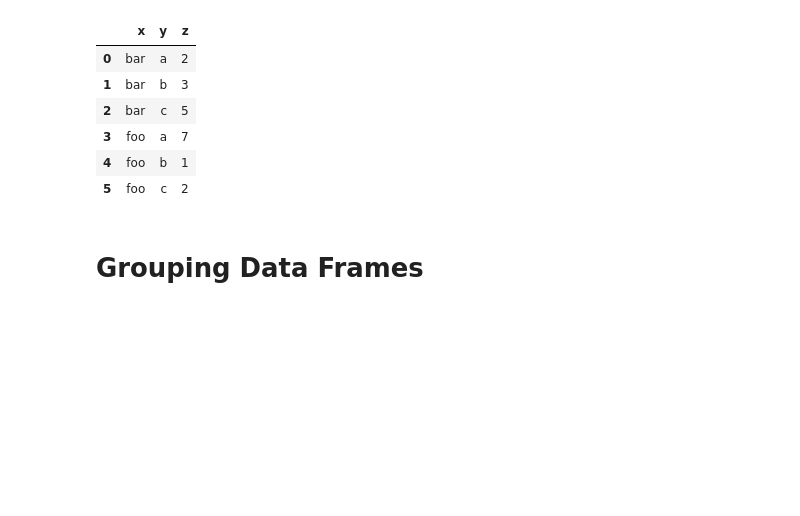
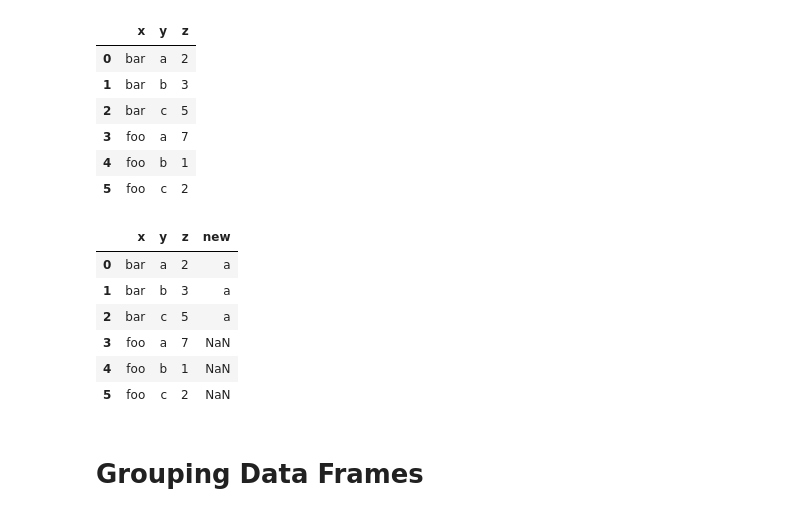
Before and after one commit to mattlim96/msc-ba-python, a Jupyter notebook: block7.ipynb, the cells around one changed output. Cells and saved outputs as stored; diff of their text form; code cells hidden in the pictures; blank space fills up the shorter version.

```diff
--- a/block7.ipynb
+++ b/block7.ipynb
@@ -23,6 +36,17 @@ DF
 | 3 | foo | a | 7 |
 | 4 | foo | b | 1 |
 | 5 | foo | c | 2 |
+# %%
+DF.loc[DF['x'] == 'bar', 'new'] = 'a'
+DF
+# %% [output]
+|  | x | y | z | new |
+| 0 | bar | a | 2 | a |
+| 1 | bar | b | 3 | a |
+| 2 | bar | c | 5 | a |
+| 3 | foo | a | 7 | NaN |
+| 4 | foo | b | 1 | NaN |
+| 5 | foo | c | 2 | NaN |
 # %% [markdown]
 # Grouping Data Frames
 # %% [markdown]
```
Also changed, not shown: parts of 4 cells of this notebook.
